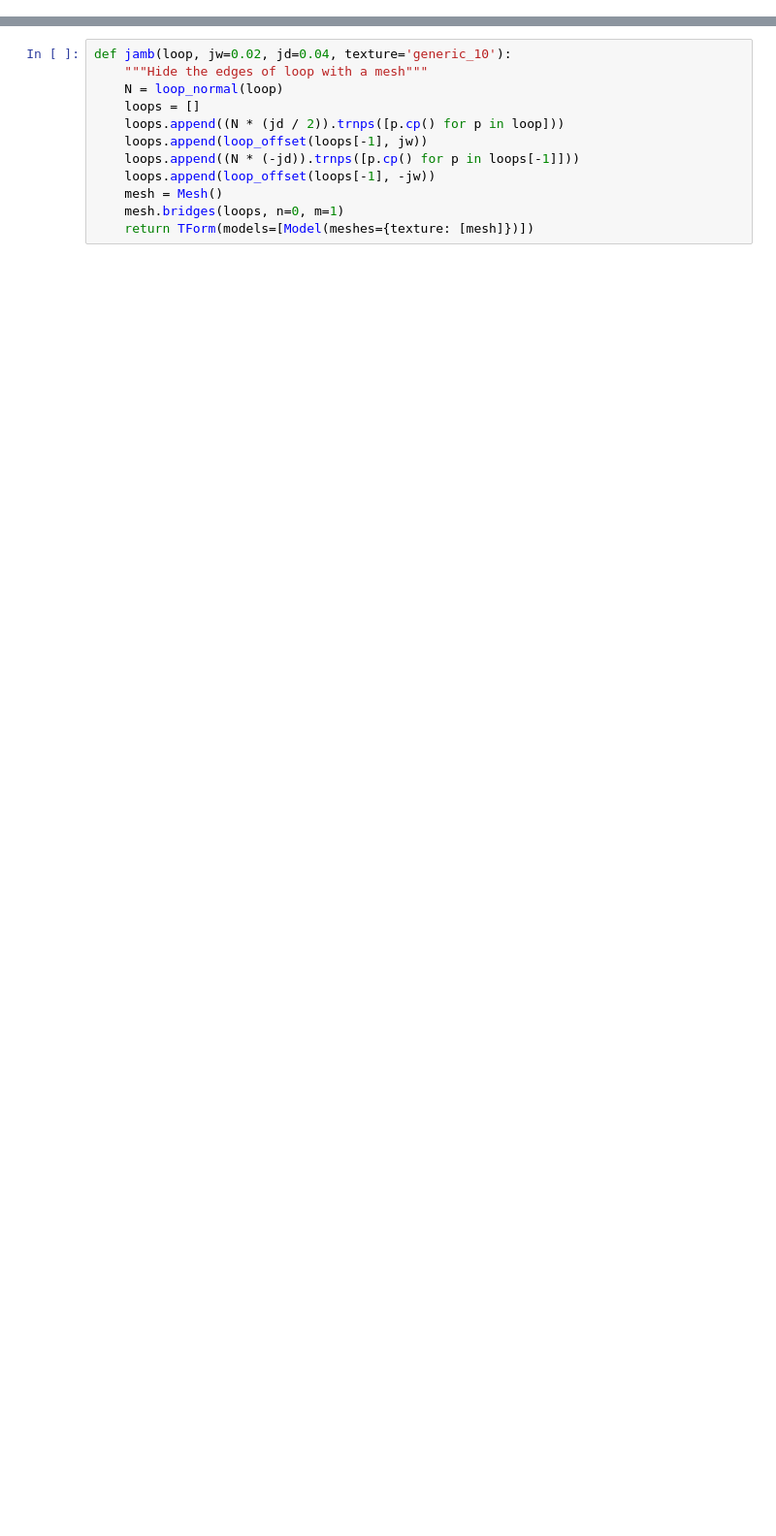
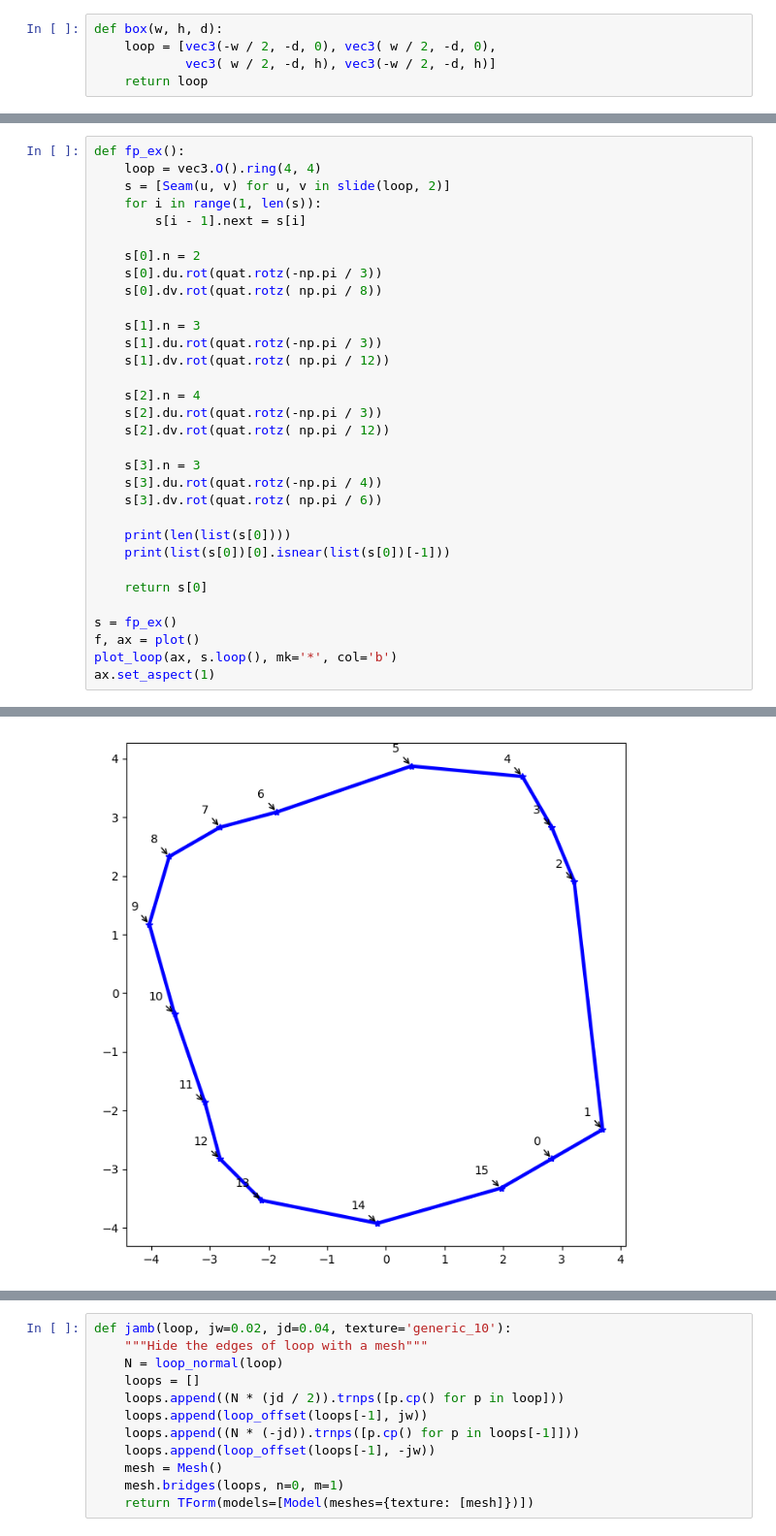
Before and after one commit to ctogle/meshmaker, a Jupyter notebook: notebooks/live.ipynb, the cells around one changed output, grey strips where cells are left out. Shown at 97% size. Drawn from its saved outputs; the diff is of its cells as text; blank space fills up the shorter version.

```diff
--- a/notebooks/live.ipynb
+++ b/notebooks/live.ipynb
@@ -383,0 +423,5 @@ class MetaMesh(ParamMesh):
+# %%
+def box(w, h, d):
+    loop = [vec3(-w / 2, -d, 0), vec3( w / 2, -d, 0),
+            vec3( w / 2, -d, h), vec3(-w / 2, -d, h)]
+    return loop
@@ -383,0 +719,33 @@ class MetaMesh(ParamMesh):
+# %%
+def fp_ex():
+    loop = vec3.O().ring(4, 4)
+    s = [Seam(u, v) for u, v in slide(loop, 2)]
+    for i in range(1, len(s)):
+        s[i - 1].next = s[i]
+
+    s[0].n = 2
+    s[0].du.rot(quat.rotz(-np.pi / 3))
+    s[0].dv.rot(quat.rotz( np.pi / 8))
+
+    s[1].n = 3
+    s[1].du.rot(quat.rotz(-np.pi / 3))
+    s[1].dv.rot(quat.rotz( np.pi / 12))
+
+    s[2].n = 4
+    s[2].du.rot(quat.rotz(-np.pi / 3))
+    s[2].dv.rot(quat.rotz( np.pi / 12))
+
+    s[3].n = 3
+    s[3].du.rot(quat.rotz(-np.pi / 4))
+    s[3].dv.rot(quat.rotz( np.pi / 6))
+
+    print(len(list(s[0])))
+    print(list(s[0])[0].isnear(list(s[0])[-1]))
+
+    return s[0]
+
+s = fp_ex()
+f, ax = plot()
+plot_loop(ax, s.loop(), mk='*', col='b')
+ax.set_aspect(1)
+# %% [output]
@@ -383,0 +754 @@ class MetaMesh(ParamMesh):
+[figure, added]
```
Also changed, not shown: parts of 32 cells of this notebook, 9 other files.
